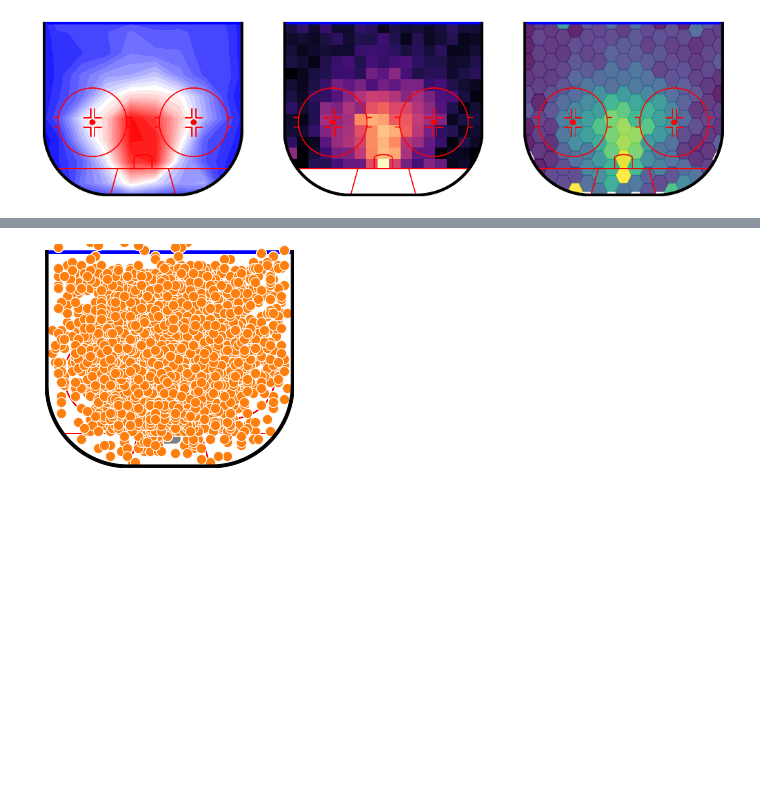
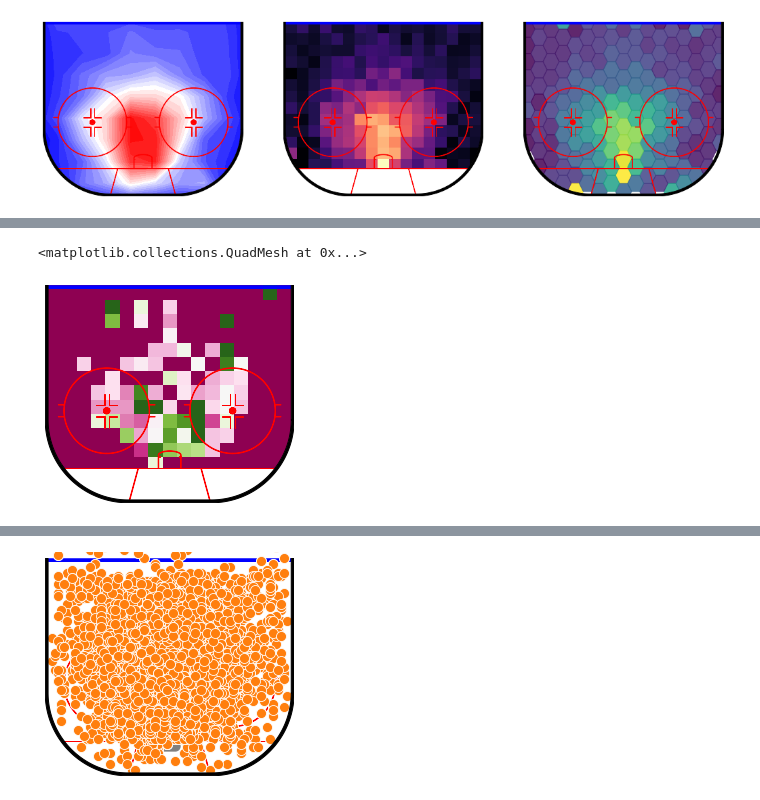
Before and after one commit to kmgreer405/kevin_da8_capstone, a Jupyter notebook: notebooks/capstone.ipynb, the cells around one changed output, grey strips where cells are left out. Drawn from its saved outputs; the diff is of its cells as text; code cells hidden in the pictures; blank space fills up the shorter version.

```diff
--- a/notebooks/capstone.ipynb
+++ b/notebooks/capstone.ipynb
@@ -750,3 +750,5 @@ df_22_scatter = df_shots_22[df_shots_22['event'] != 'MISS']
 df_22_scatter_2 = df_22_scatter[df_22_scatter['period'] == 3]
 df_22_scatter_3 = df_22_scatter_2[df_22_scatter_2['team'] == 'HOME']
 df_scatter_22 = df_shots_22[df_shots_22['event'] == 'GOAL']
+pp_map = df_shots_22[df_shots_22['awayPenalty1TimeLeft'] != 0]
+pp_map_22 = pp_map[pp_map['homePenalty1TimeLeft'] != 0]
@@ -752,0 +770,20 @@ df_scatter_22 = df_shots_22[df_shots_22['event'] == 'GOAL']
+# %%
+goals_2022_pp = (
+    pp_map_22
+    .assign(
+        is_goal=pp_map_22.event == "GOAL",
+        x_22_pp=np.abs(pp_map_22.xCordAdjusted),
+        y_22_pp=pp_map_22.yCordAdjusted * np.sign(pp_map_22.xCordAdjusted),
+    )
+)
+
+rink = NHLRink(rotation=270, net={"visible": False})
+
+rink.heatmap(
+    "x_22_pp", "y_22_pp", "is_goal", data=goals_2022_pp,
+    binsize=5, fill_value=0, plot_xlim=(25, 89), cmap="PiYG", vmax=0.25,
+    draw_kw={"display_range": "ozone"},
+)
+# %% [output]
+<matplotlib.collections.QuadMesh at 0x...>
+[figure, added]
```
Also changed, not shown: parts of 50 cells of this notebook.
